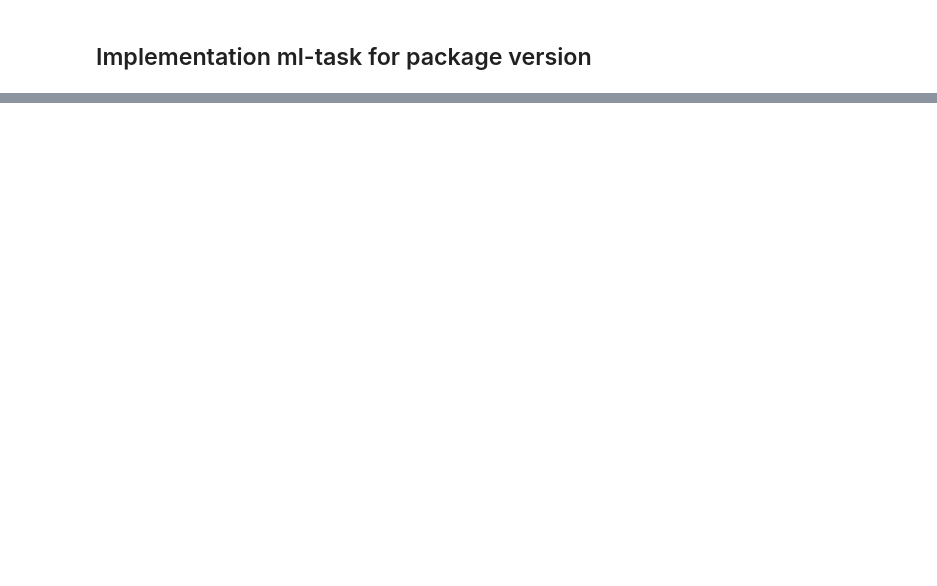
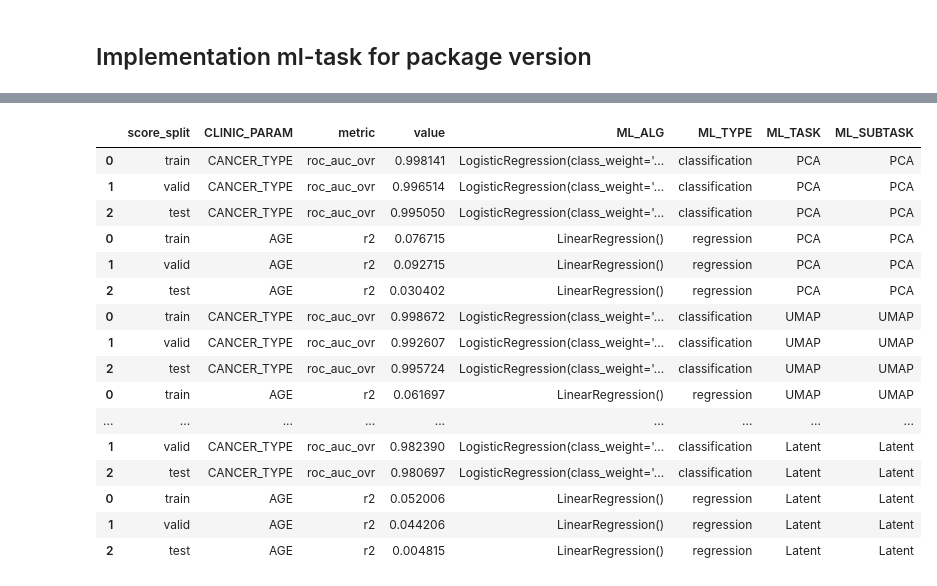
Before and after one commit to jan-forest/autoencodix_package, a Jupyter notebook: notebooks/0.7-je-ml-task.ipynb, the cells around one changed output, grey strips where cells are left out. Cells and saved outputs as stored; diff of their text form; code cells hidden in the pictures; blank space fills up the shorter version.

```diff
--- a/notebooks/0.7-je-ml-task.ipynb
+++ b/notebooks/0.7-je-ml-task.ipynb
@@ -32,0 +132,20 @@ var.show_evaluation()
+# %%
+var.result.embedding_evaluation
+# %% [output]
+|  | score_split | CLINIC_PARAM | metric | value | ML_ALG | ML_TYPE | ML_TASK | ML_SUBTASK |
+| 0 | train | CANCER_TYPE | roc_auc_ovr | 0.998141 | LogisticRegression(class_weight='... | classification | PCA | PCA |
+| 1 | valid | CANCER_TYPE | roc_auc_ovr | 0.996514 | LogisticRegression(class_weight='... | classification | PCA | PCA |
+| 2 | test | CANCER_TYPE | roc_auc_ovr | 0.995050 | LogisticRegression(class_weight='... | classification | PCA | PCA |
+| 0 | train | AGE | r2 | 0.076715 | LinearRegression() | regression | PCA | PCA |
+| 1 | valid | AGE | r2 | 0.092715 | LinearRegression() | regression | PCA | PCA |
+| 2 | test | AGE | r2 | 0.030402 | LinearRegression() | regression | PCA | PCA |
+| 0 | train | CANCER_TYPE | roc_auc_ovr | 0.998672 | LogisticRegression(class_weight='... | classification | UMAP | UMAP |
+| 1 | valid | CANCER_TYPE | roc_auc_ovr | 0.992607 | LogisticRegression(class_weight='... | classification | UMAP | UMAP |
+| 2 | test | CANCER_TYPE | roc_auc_ovr | 0.995724 | LogisticRegression(class_weight='... | classification | UMAP | UMAP |
+| 0 | train | AGE | r2 | 0.061697 | LinearRegression() | regression | UMAP | UMAP |
+| ... | ... | ... | ... | ... | ... | ... | ... | ... |
+| 1 | valid | CANCER_TYPE | roc_auc_ovr | 0.982390 | LogisticRegression(class_weight='... | classification | Latent | Latent |
+| 2 | test | CANCER_TYPE | roc_auc_ovr | 0.980697 | LogisticRegression(class_weight='... | classification | Latent | Latent |
+| 0 | train | AGE | r2 | 0.052006 | LinearRegression() | regression | Latent | Latent |
+| 1 | valid | AGE | r2 | 0.044206 | LinearRegression() | regression | Latent | Latent |
+| 2 | test | AGE | r2 | 0.004815 | LinearRegression() | regression | Latent | Latent |
```
Also changed, not shown: parts of 6 cells of this notebook, 5 other files.
